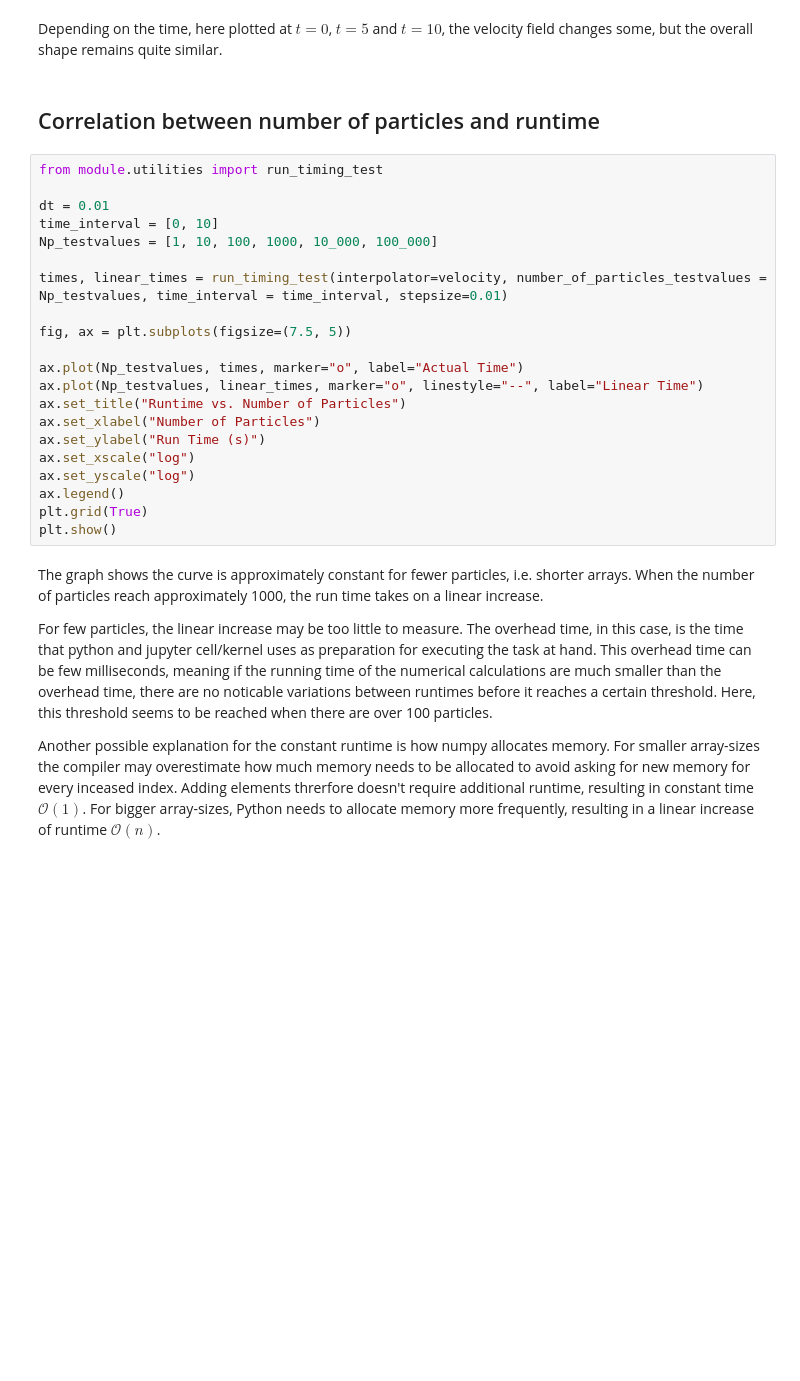
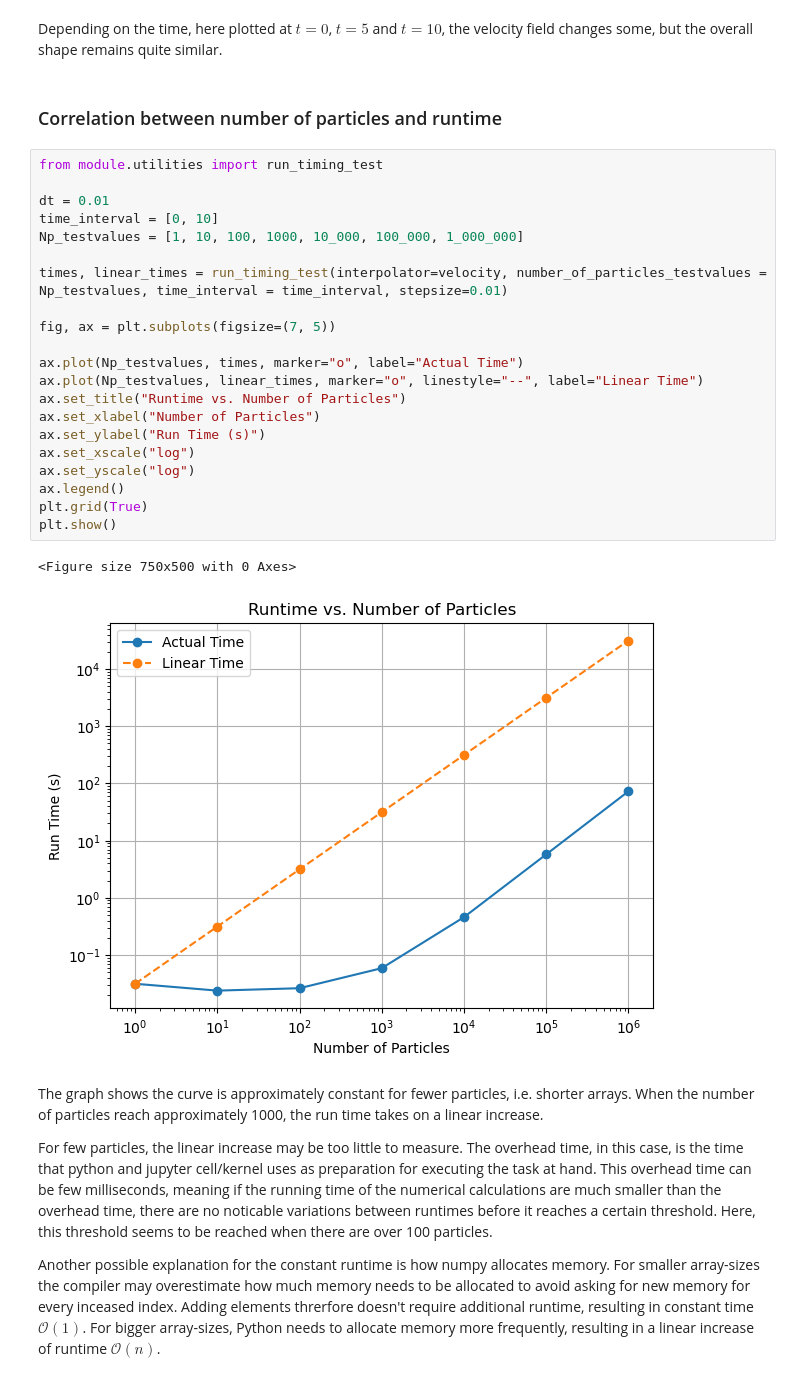
Before and after one commit to TrymSaether/Particle-transport-with-ocean-currents, a Jupyter notebook: eksempelkode.ipynb, the cells around one changed output. Drawn from its saved outputs; the diff is of its cells as text; blank space fills up the shorter version.

```diff
--- a/eksempelkode.ipynb
+++ b/eksempelkode.ipynb
@@ -136,28 +173,31 @@ plt.show()
 # %% [markdown]
 Depending on the time, here plotted at $t = 0$, $t=5$ and $t=10$, the velocity field changes some, but the overall shape remains quite similar.
 # %% [markdown]
-## Correlation between number of particles and runtime
+### Correlation between number of particles and runtime
 # %%
 from module.utilities import run_timing_test
 
 dt = 0.01
 time_interval = [0, 10]
-Np_testvalues = [1, 10, 100, 1000, 10_000, 100_000]
+Np_testvalues = [1, 10, 100, 1000, 10_000, 100_000, 1_000_000]
 
 times, linear_times = run_timing_test(interpolator=velocity, number_of_particles_testvalues = Np_testvalues, time_interval = time_interval, stepsize=0.01)
 
-fig, ax = plt.subplots(figsize=(7.5, 5))
+fig, ax = plt.subplots(figsize=(7, 5))
 
 ax.plot(Np_testvalues, times, marker="o", label="Actual Time")
 ax.plot(Np_testvalues, linear_times, marker="o", linestyle="--", label="Linear Time")
 ax.set_title("Runtime vs. Number of Particles")
 ax.set_xlabel("Number of Particles")
 ax.set_ylabel("Run Time (s)")
 ax.set_xscale("log")
 ax.set_yscale("log")
 ax.legend()
 plt.grid(True)
 plt.show()
+# %% [output]
+<Figure size 750x500 with 0 Axes>
+[figure, added]
 # %% [markdown]
 The graph shows the curve is approximately constant for fewer particles, i.e. shorter arrays. When the number of particles reach approximately 1000, the run time takes on a linear increase.
 
```
Also changed, not shown: parts of 33 cells of this notebook, 4 other files.
